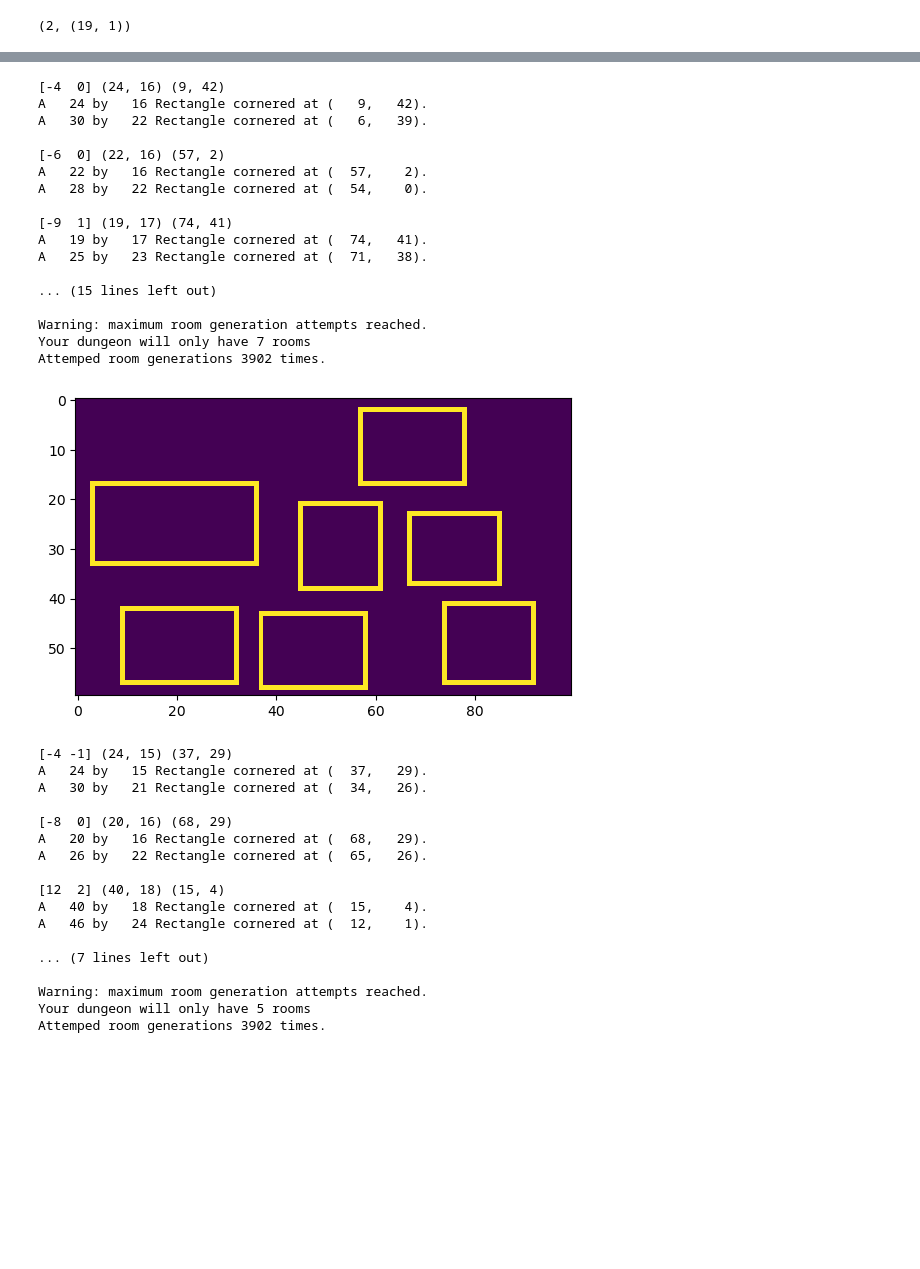
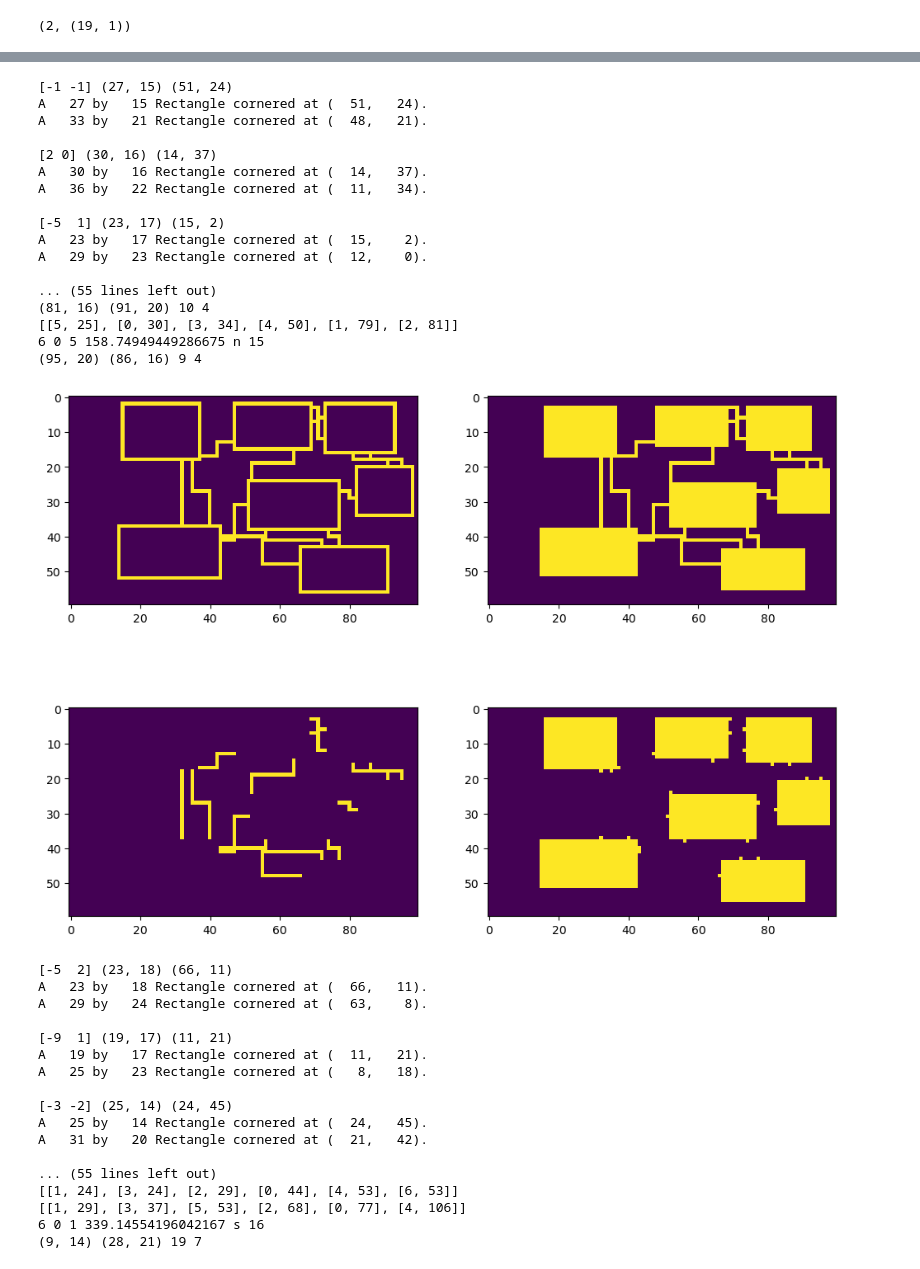
Before and after one commit to cSquaerd/ccDunGen, a Jupyter notebook: LevelsLab.ipynb, the cells around one changed output, grey strips where cells are left out. Saved outputs shown, nothing was run; the diff lists cells and outputs as text; code cells hidden in the pictures; blank space fills up the shorter version.

Commit message:
Finalized initial catacombs testing

```diff
--- a/LevelsLab.ipynb
+++ b/LevelsLab.ipynb
@@ -105,8 +105,9 @@ array([[    3,     4,     5,     6,     7,     8,    10,    13,    17,    22,
 from ccDGLevels import Catacombs
 # %%
 from matplotlib import pyplot as plot
+plot.rcParams["figure.figsize"] = (12, 9)
 # %%
-d1 = Catacombs(100, 60, 8, 2, 0.08, 12, 2, 3, 3)
+d1 = Catacombs(100, 60, 8, 3, 0.08, 12, 2, 3, 3)
 d1
 # %% [output]
 A 100 wide by 60 tall dungeon,
@@ -118,41 +119,48 @@ and have a length variance of +/-12 wide and +/- 2 tall.
 # %%
 for i in range(10):
     d1.genRooms(reset = True)
-    plot.imshow(d1.draw())
+    for r in d1.rooms:
+        print(r.azi45, r.azi135, r.azi225, r.azi315)
+    d1.genHalls(reset = True)
+    f, a = plot.subplots(2, 2)
+    a[0, 0].imshow(d1.draw())
+    a[0, 1].imshow(d1.draw(mode = "nowalls"))
+    a[1, 0].imshow(d1.draw(mode = "hallonly"))
+    a[1, 1].imshow(d1.draw(mode = "doors"))
     plot.show()
 # %% [output]
-[-4  0] (24, 16) (9, 42)
-A   24 by   16 Rectangle cornered at (   9,   42).
-A   30 by   22 Rectangle cornered at (   6,   39).
+[-1 -1] (27, 15) (51, 24)
+A   27 by   15 Rectangle cornered at (  51,   24).
+A   33 by   21 Rectangle cornered at (  48,   21).
 
-[-6  0] (22, 16) (57, 2)
-A   22 by   16 Rectangle cornered at (  57,    2).
-A   28 by   22 Rectangle cornered at (  54,    0).
+[2 0] (30, 16) (14, 37)
+A   30 by   16 Rectangle cornered at (  14,   37).
+A   36 by   22 Rectangle cornered at (  11,   34).
 
-[-9  1] (19, 17) (74, 41)
-A   19 by   17 Rectangle cornered at (  74,   41).
-A   25 by   23 Rectangle cornered at (  71,   38).
+[-5  1] (23, 17) (15, 2)
+A   23 by   17 Rectangle cornered at (  15,    2).
+A   29 by   23 Rectangle cornered at (  12,    0).
 
-... (15 lines left out)
-
-Warning: maximum room generation attempts reached.
-Your dungeon will only have 7 rooms
-Attemped room generations 3902 times.
+... (55 lines left out)
+(81, 16) (91, 20) 10 4
+[[5, 25], [0, 30], [3, 34], [4, 50], [1, 79], [2, 81]]
+6 0 5 158.74949449286675 n 15
+(95, 20) (86, 16) 9 4
-[figure, old version]
+[figure, new version]
-[-4 -1] (24, 15) (37, 29)
-A   24 by   15 Rectangle cornered at (  37,   29).
-A   30 by   21 Rectangle cornered at (  34,   26).
+[-5  2] (23, 18) (66, 11)
+A   23 by   18 Rectangle cornered at (  66,   11).
+A   29 by   24 Rectangle cornered at (  63,    8).
 
-[-8  0] (20, 16) (68, 29)
-A   20 by   16 Rectangle cornered at (  68,   29).
-A   26 by   22 Rectangle cornered at (  65,   26).
+[-9  1] (19, 17) (11, 21)
+A   19 by   17 Rectangle cornered at (  11,   21).
+A   25 by   23 Rectangle cornered at (   8,   18).
 
-[12  2] (40, 18) (15, 4)
-A   40 by   18 Rectangle cornered at (  15,    4).
-A   46 by   24 Rectangle cornered at (  12,    1).
+[-3 -2] (25, 14) (24, 45)
+A   25 by   14 Rectangle cornered at (  24,   45).
+A   31 by   20 Rectangle cornered at (  21,   42).
 
-... (7 lines left out)
-
-Warning: maximum room generation attempts reached.
-Your dungeon will only have 5 rooms
-Attemped room generations 3902 times.
+... (55 lines left out)
+[[1, 24], [3, 24], [2, 29], [0, 44], [4, 53], [6, 53]]
+[[1, 29], [3, 37], [5, 53], [2, 68], [0, 77], [4, 106]]
+6 0 1 339.14554196042167 s 16
+(9, 14) (28, 21) 19 7
```
Also changed, not shown: parts of 14 cells of this notebook.
